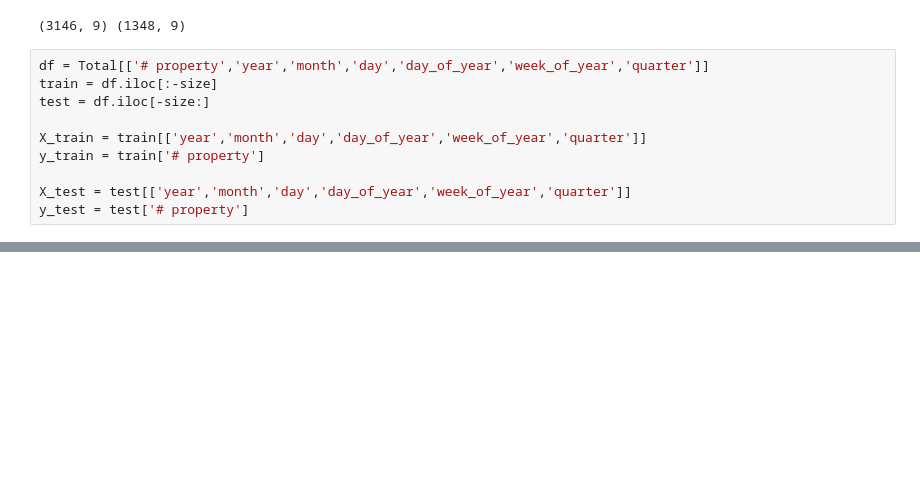
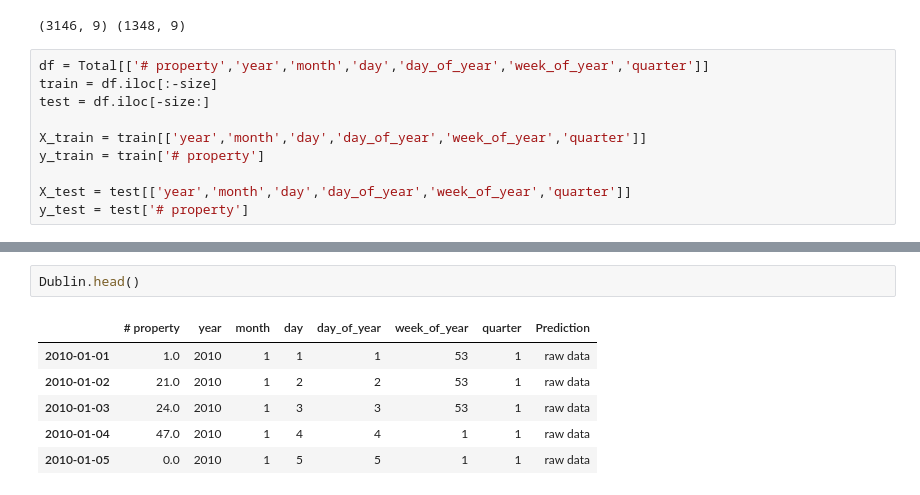
Before and after one commit to alexCCTcollege/CA-2, a Jupyter notebook: code 2.ipynb, the cells around one changed output, grey strips where cells are left out. Saved outputs shown, nothing was run; the diff lists cells and outputs as text; blank space fills up the shorter version.

```diff
--- a/code 2.ipynb
+++ b/code 2.ipynb
@@ -689,0 +645,9 @@ test['# property'].mean()
+# %%
+Dublin.head()
+# %% [output]
+|  | # property | year | month | day | day_of_year | week_of_year | quarter | Prediction |
+| 2010-01-01 | 1.0 | 2010 | 1 | 1 | 1 | 53 | 1 | raw data |
+| 2010-01-02 | 21.0 | 2010 | 1 | 2 | 2 | 53 | 1 | raw data |
+| 2010-01-03 | 24.0 | 2010 | 1 | 3 | 3 | 53 | 1 | raw data |
+| 2010-01-04 | 47.0 | 2010 | 1 | 4 | 4 | 1 | 1 | raw data |
+| 2010-01-05 | 0.0 | 2010 | 1 | 5 | 5 | 1 | 1 | raw data |
```
Also changed, not shown: parts of 34 cells of this notebook.
